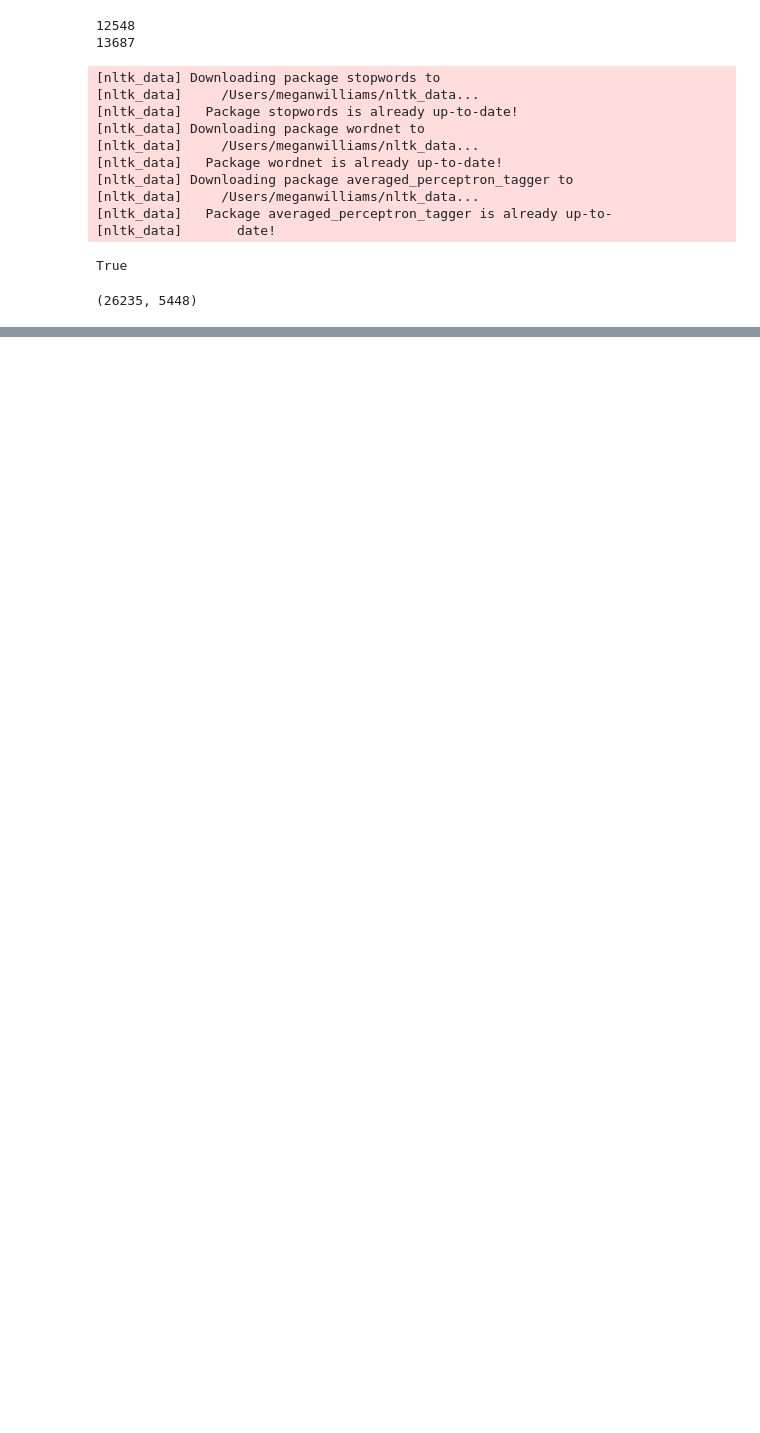
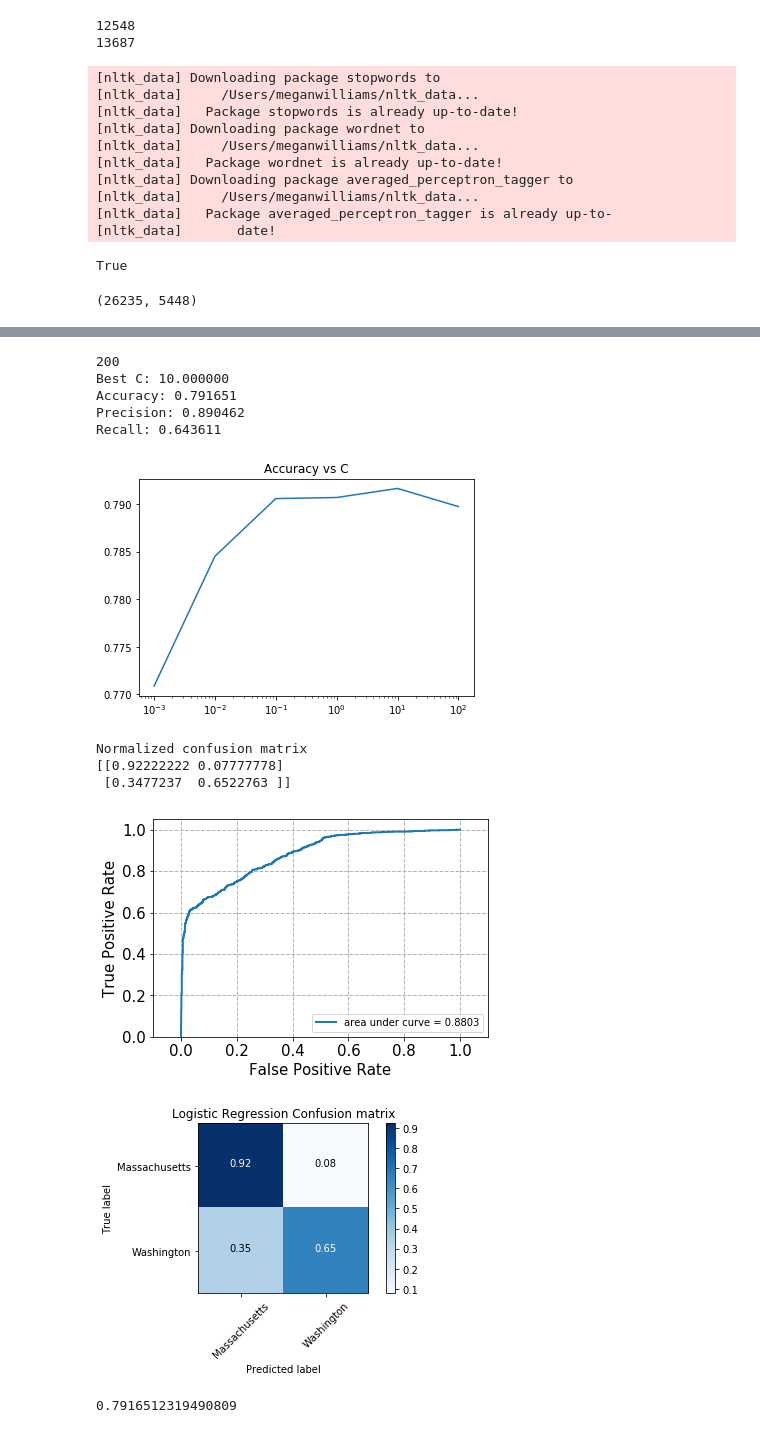
Before and after one commit to pholur/Analyzing-Twitter-Data-during-Superbowl, a Jupyter notebook: question_15.ipynb, the cells around one changed output, grey strips where cells are left out. Saved outputs shown, nothing was run; the diff lists cells and outputs as text; code cells hidden in the pictures; blank space fills up the shorter version.

```diff
--- a/question_15.ipynb
+++ b/question_15.ipynb
@@ -275,0 +281,77 @@ Normalized confusion matrix
+# %%
+# SVM
+import numpy as np
+import matplotlib.pyplot as plt
+from sklearn.svm import LinearSVC
+from sklearn.metrics import confusion_matrix, accuracy_score, precision_score, recall_score, roc_curve, f1_score
+from sklearn.model_selection import KFold, train_test_split
+
+
+def SVM_classifier(X, y, plot=False):
+    c_values = 10.0 ** np.array(range(-3,3)) # 10^-3 to 10^3
+    accuracies = []
+    precisions = []
+    recalls = []
+
+    for c in c_values:
+        kf = KFold(n_splits=10, shuffle = True)
+        acc_total = 0
+        recall_total = 0
+        prec_total = 0
+
+        for train_index, test_index in kf.split(X):
+            X_train, X_test = X[train_index], X[test_index]
+            y_train, y_test = y[train_index], y[test_index]
+            clf = LinearSVC(C=c).fit(X_train, y_train)
+            y_predict = clf.predict(X_test)
+            acc_total += accuracy_score(y_test, y_predict)
+            recall_total += recall_score(y_test, y_predict)
+            prec_total += precision_score(y_test, y_predict)
+        acc_total = acc_total / 10.0
+        recall_total = recall_total / 10.0
+        prec_total = prec_total / 10.0
+        accuracies.append(acc_total)
+        precisions.append(prec_total)
+        recalls.append(recall_total)
+    best_c = np.argmax(accuracies)
+    print("Best C: %f" % c_values[best_c])
+    print('Accuracy: %f' % accuracies[best_c])
+    print('Precision: %f' % precisions[best_c])
+    print('Recall: %f' % recalls[best_c])
+
+    if plot:
+        plt.figure()
+        plt.semilogx(c_values,  accuracies)
+        plt.title('Accuracy vs C')
+        plt.show()
+        # Plot ROC and Confusion matrix with best C
+        X_train, X_test, y_train, y_test = train_test_split(X, y, train_size=0.9)
+        clf = LogisticRegression(C=c_values[best_c]).fit(X_train, y_train)
+        y_pred = clf.predict(X_test)
+        #print_metrics(y_test, y_pred)
+        fit_predict_and_plot_roc1(clf, X_test, y_test)
+        cnf_matrix = confusion_matrix(y_test, clf.predict(X_test))
+        plt.figure()
+        class_names = ['Massachusetts', 'Washington']
+        plot_confusion_matrix(cnf_matrix, classes=class_names,  normalize=True,
+                                      title='Logistic Regression Confusion matrix')
+        plt.show()
+    return accuracies[best_c]
+
+best_r = 200
+print(best_r)
+X = LSI_(X_train_tfidf, best_r)
+SVM_classifier(X, y, True)
+# %% [output]
+200
+Best C: 10.000000
+Accuracy: 0.791651
+Precision: 0.890462
+Recall: 0.643611
+[figure, added]
+Normalized confusion matrix
+[[0.92222222 0.07777778]
+ [0.3477237  0.6522763 ]]
+[figure, added]
+[figure, added]
+0.7916512319490809
```
Also changed, not shown: parts of 6 cells of this notebook.
